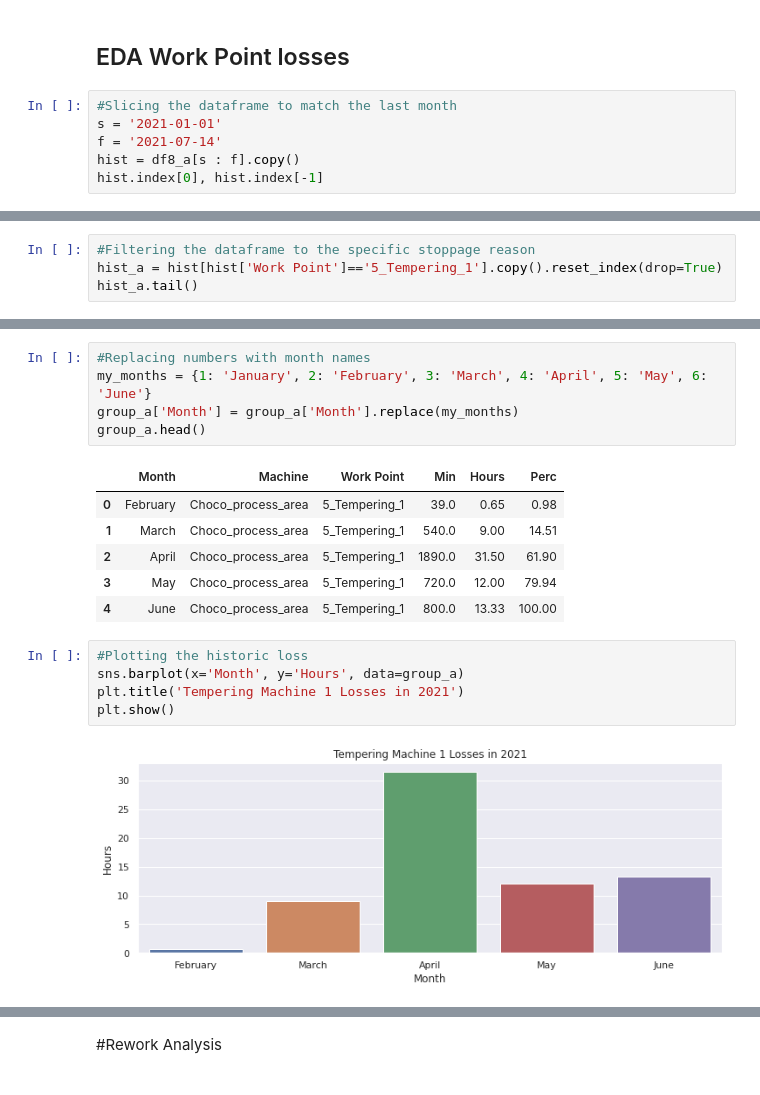
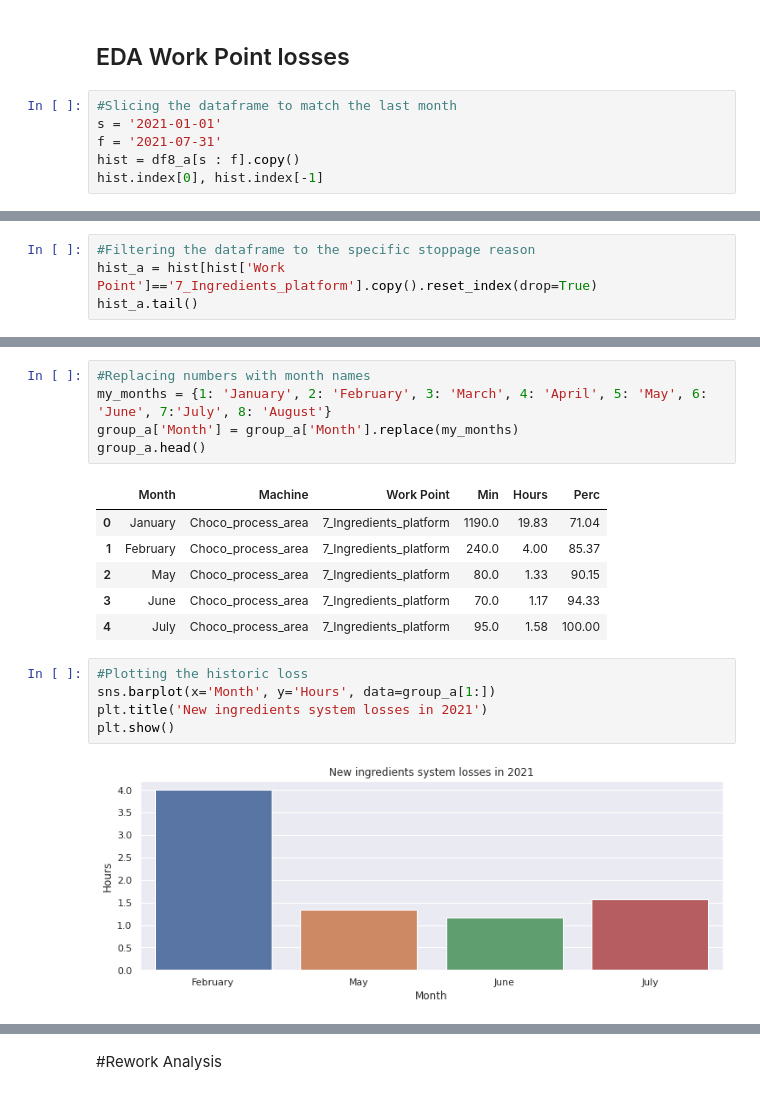
Before and after one commit to gabrielborja/python_data_analysis, a Jupyter notebook: production_analysis.ipynb, the cells around one changed output, grey strips where cells are left out. Saved outputs shown, nothing was run; the diff lists cells and outputs as text.

Commit message:
Create chart of ingredients stoppages

```diff
--- a/production_analysis.ipynb
+++ b/production_analysis.ipynb
@@ -605,7 +605,7 @@ memory usage: 63.3+ KB
 # %%
 #Slicing the dataframe to match the last month
 s = '2021-01-01'
-f = '2021-07-14'
+f = '2021-07-31'
 hist = df8_a[s : f].copy()
 hist.index[0], hist.index[-1]
 # %% [output]
@@ -624,7 +624,7 @@ hist.head()
 | 4 | 2021-01-05 | 1 | Morning | Massive | Mjölkchoklad | singel | 07:00:00 | 15:00:00 | Moulding_line | 34_Missing_molds | ... |
 # %%
 #Filtering the dataframe to the specific stoppage reason
-hist_a = hist[hist['Work Point']=='5_Tempering_1'].copy().reset_index(drop=True)
+hist_a = hist[hist['Work Point']=='7_Ingredients_platform'].copy().reset_index(drop=True)
 hist_a.tail()
 # %% [output]
 |  | Date | Month | Shift | Group | Product | Format | Start | Last seen | Machine | Work Point | ... |
@@ -649,22 +649,22 @@ group_a.head()
 # %%
 #Replacing numbers with month names
-my_months = {1: 'January', 2: 'February', 3: 'March', 4: 'April', 5: 'May', 6: 'June'}
+my_months = {1: 'January', 2: 'February', 3: 'March', 4: 'April', 5: 'May', 6: 'June', 7:'July', 8: 'August'}
 group_a['Month'] = group_a['Month'].replace(my_months)
 group_a.head()
 # %% [output]
 |  | Month | Machine | Work Point | Min | Hours | Perc |
-| 0 | February | Choco_process_area | 5_Tempering_1 | 39.0 | 0.65 | 0.98 |
-| 1 | March | Choco_process_area | 5_Tempering_1 | 540.0 | 9.00 | 14.51 |
-| 2 | April | Choco_process_area | 5_Tempering_1 | 1890.0 | 31.50 | 61.90 |
-| 3 | May | Choco_process_area | 5_Tempering_1 | 720.0 | 12.00 | 79.94 |
-| 4 | June | Choco_process_area | 5_Tempering_1 | 800.0 | 13.33 | 100.00 |
+| 0 | January | Choco_process_area | 7_Ingredients_platform | 1190.0 | 19.83 | 71.04 |
+| 1 | February | Choco_process_area | 7_Ingredients_platform | 240.0 | 4.00 | 85.37 |
+| 2 | May | Choco_process_area | 7_Ingredients_platform | 80.0 | 1.33 | 90.15 |
+| 3 | June | Choco_process_area | 7_Ingredients_platform | 70.0 | 1.17 | 94.33 |
+| 4 | July | Choco_process_area | 7_Ingredients_platform | 95.0 | 1.58 | 100.00 |
 # %%
 #Plotting the historic loss
-sns.barplot(x='Month', y='Hours', data=group_a)
-plt.title('Tempering Machine 1 Losses in 2021')
+sns.barplot(x='Month', y='Hours', data=group_a[1:])
+plt.title('New ingredients system losses in 2021')
 plt.show()
 # %% [output]
-[figure, old version]
+[figure, new version]
 # %%
 #Exporting to excel into local disk
 from google.colab import files
```
Also changed, not shown: parts of 5 cells of this notebook.
